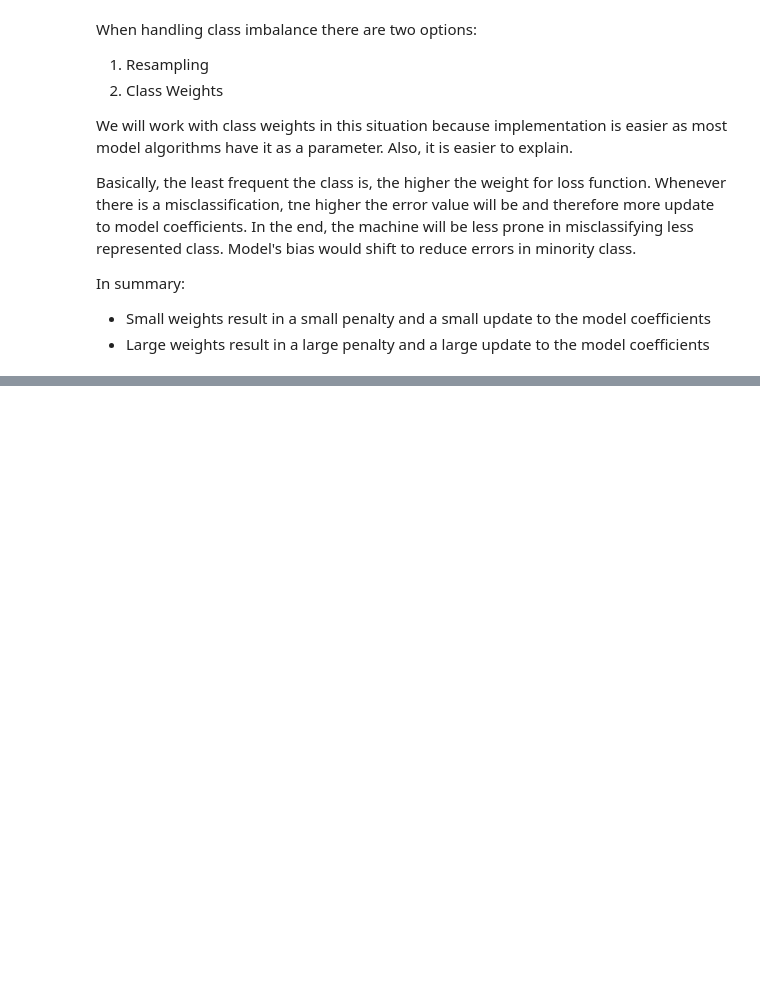
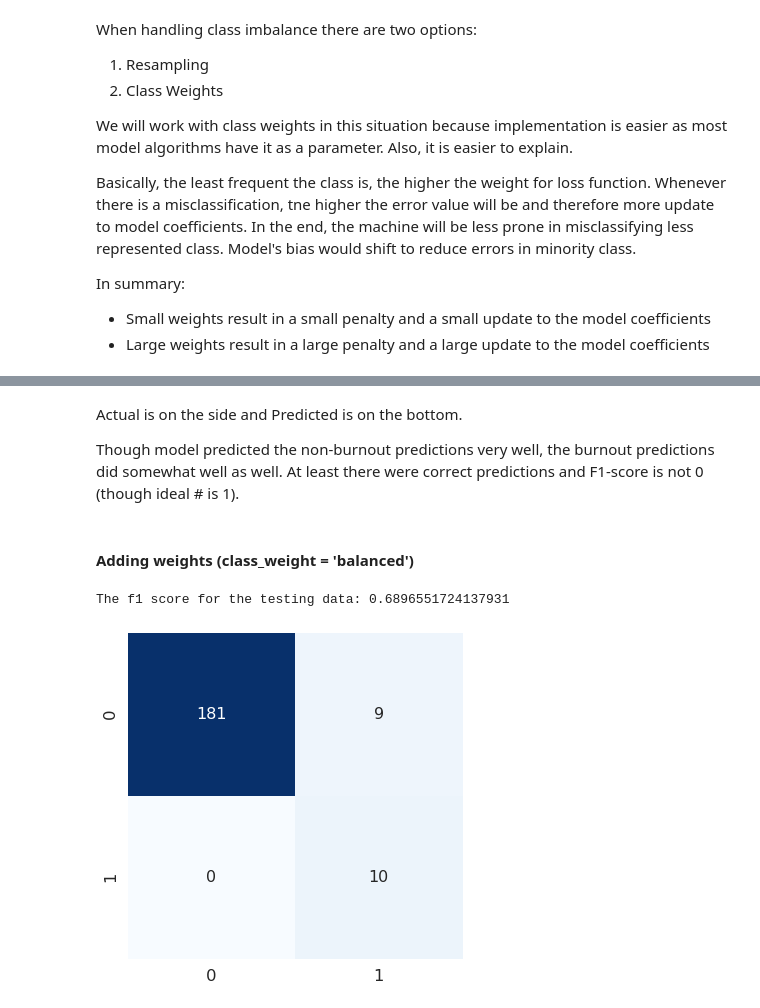
Before and after one commit to mindyng/mindyng.github.io, a Jupyter notebook: nyc-healthcare-workers-burnout.ipynb, the cells around one changed output, grey strips where cells are left out. Cells and saved outputs as stored; diff of their text form; code cells hidden in the pictures; blank space fills up the shorter version.

```diff
--- a/nyc-healthcare-workers-burnout.ipynb
+++ b/nyc-healthcare-workers-burnout.ipynb
@@ -430,0 +424,22 @@ ValueError: Input contains NaN, infinity or a value too large for dtype('float64
+# %% [markdown]
+Actual is on the side and Predicted is on the bottom.
+
+Though model predicted the non-burnout predictions very well, the burnout predictions did somewhat well as well. At least there were correct predictions and F1-score is not 0 (though ideal # is 1).
+# %% [markdown]
+#### Adding weights (class_weight = 'balanced')
+# %%
+lr_bal = LogisticRegression(solver='newton-cg', class_weight = 'balanced')
+lr_bal.fit(X_train, y_train)
+
+#Using trained model, predict on X_test
+pred_test = lr_bal.predict(X_test)
+
+#Calculating F1-score
+f1_test = f1_score(y_test, pred_test)
+print('The f1 score for the testing data:', f1_test)
+
+#Confusion Matrix
+conf_matrix(y_test, pred_test)
+# %% [output]
+The f1 score for the testing data: 0.6896551724137931
+[figure, added]
```
Also changed, not shown: parts of 39 cells of this notebook.
